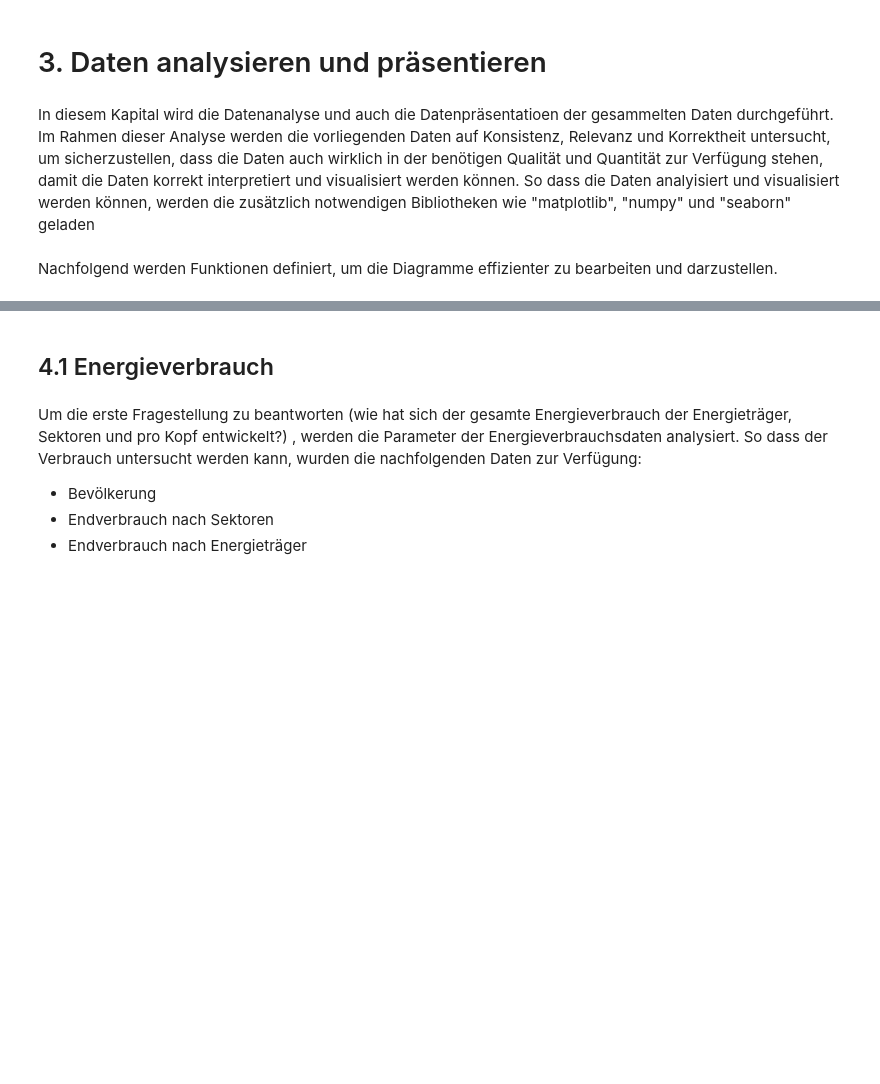
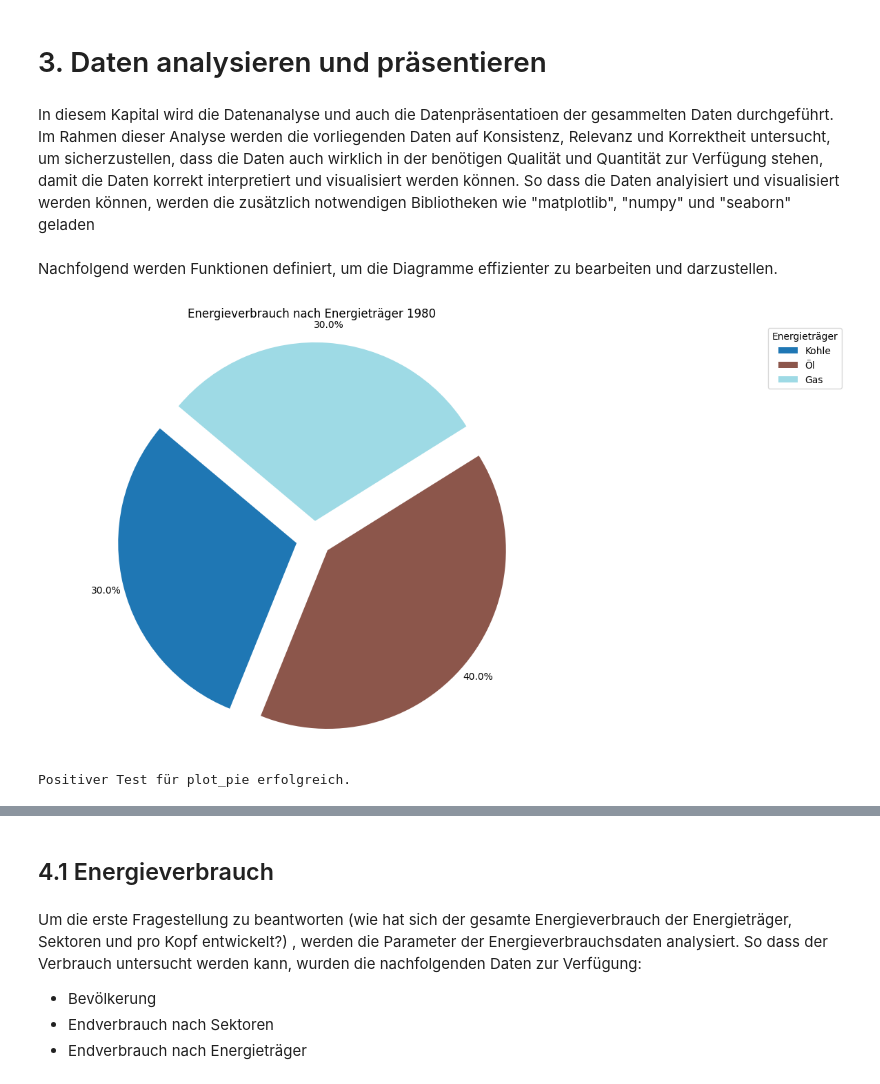
Before and after one commit to michaelzimmermannstudhslu/BINA_2024_energy_research, a Jupyter notebook: bina_casestudy_adhumezi.ipynb, the cells around one changed output, grey strips where cells are left out. Drawn from its saved outputs; the diff is of its cells as text; code cells hidden in the pictures; blank space fills up the shorter version.

```diff
--- a/bina_casestudy_adhumezi.ipynb
+++ b/bina_casestudy_adhumezi.ipynb
@@ -1255,3 +1588,83 @@ def plot_multiple_lines(data, title, xlabel, ylabel, legend_title='Energy Types'
 
     # Diagramm anzeigen
     plt.show()
+# %%
+# Positiver Test für plot_pie
+def test_plot_pie_positive():
+    # Erstelle einen Beispiel-Datenframe
+    data = {
+        'Jahr': [1980, 1980, 1980, 1981, 1981, 1981],
+        'Energietraeger': ['Kohle', 'Öl', 'Gas', 'Kohle', 'Öl', 'Gas'],
+        'Percentage': [30, 40, 30, 20, 50, 30]
+    }
+    df = pd.DataFrame(data)
+
+    # Funktionsaufruf ohne Fehlermeldung
+    try:
+        plot_pie(df, 1980)
+    except Exception as e:
+        raise AssertionError(f"Unerwarteter Fehler: {e}")
+
+    print("Positiver Test für plot_pie erfolgreich.")
+
+# Positiver Test für plot_stacked_area
+def test_plot_stacked_area_positive():
+    # Erstelle einen Beispiel-Datenframe
+    data = {
+        'Kategorie 1': [10, 20, 30, 40],
+        'Kategorie 2': [20, 30, 40, 50],
+        'Kategorie 3': [30, 40, 50, 60]
+    }
+    df = pd.DataFrame(data)
+
+    # Funktionsaufruf ohne Fehlermeldung
+    try:
+        plot_stacked_area(df, x_label='X-Achse', y_label='Y-Achse', title='Titel', colors=['red', 'green', 'blue'], legend_title='Legende')
+    except Exception as e:
+        raise AssertionError(f"Unerwarteter Fehler: {e}")
+
+    print("Positiver Test für plot_stacked_area erfolgreich.")
+
+# Positiver Test für plot_stacked_bar
+def test_plot_stacked_bar_positive():
+    # Erstelle einen Beispiel-Datenframe
+    data = {
+        'Kategorie 1': [10, 20, 30, 40],
+        'Kategorie 2': [20, 30, 40, 50],
+        'Kategorie 3': [30, 40, 50, 60]
+    }
+    df = pd.DataFrame(data)
+
+    # Funktionsaufruf ohne Fehlermeldung
+    try:
+        plot_stacked_bar(df, title='Titel', xlabel='X-Achse', ylabel='Y-Achse', colors=['red', 'green', 'blue'], legend_title='Legende')
+    except Exception as e:
+        raise AssertionError(f"Unerwarteter Fehler: {e}")
+
+    print("Positiver Test für plot_stacked_bar erfolgreich.")
+
+# Positiver Test für plot_multiple_lines
+def test_plot_multiple_lines_positive():
+    # Erstelle einen Beispiel-Datenframe
+    data = {
+        'Linie 1': [10, 20, 30, 40],
+        'Linie 2': [20, 30, 40, 50],
+        'Linie 3': [30, 40, 50, 60]
+    }
+    df = pd.DataFrame(data)
+
+    # Funktionsaufruf ohne Fehlermeldung
+    try:
+        plot_multiple_lines(df, title='Titel', xlabel='X-Achse', ylabel='Y-Achse', figsize=(10, 6))
+    except Exception as e:
+        raise AssertionError(f"Unerwarteter Fehler: {e}")
+
+    print("Positiver Test für plot_multiple_lines erfolgreich.")
+
+test_plot_pie_positive()
+test_plot_stacked_area_positive()
+test_plot_stacked_bar_positive()
+test_plot_multiple_lines_positive()
+# %% [output]
+[figure, added]
+Positiver Test für plot_pie erfolgreich.
```
Also changed, not shown: parts of 45 cells of this notebook.
